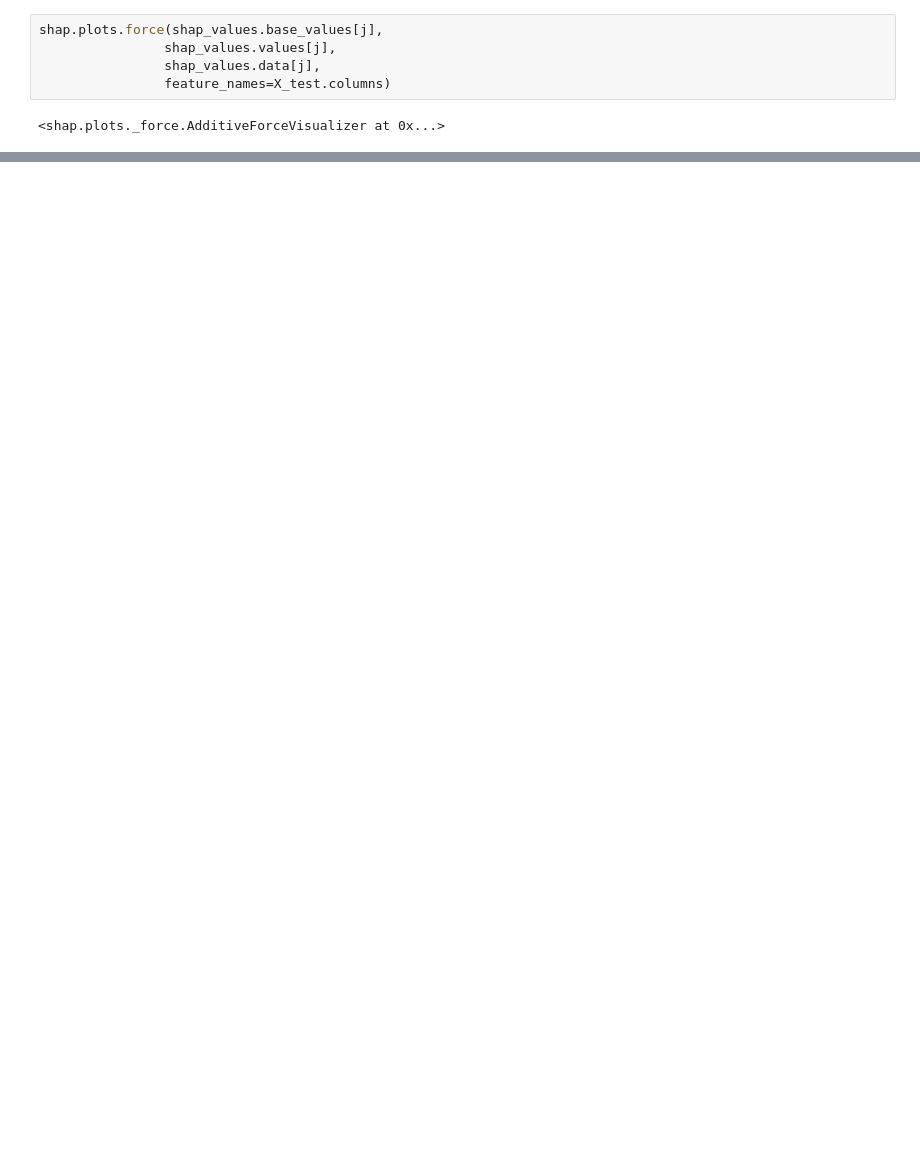
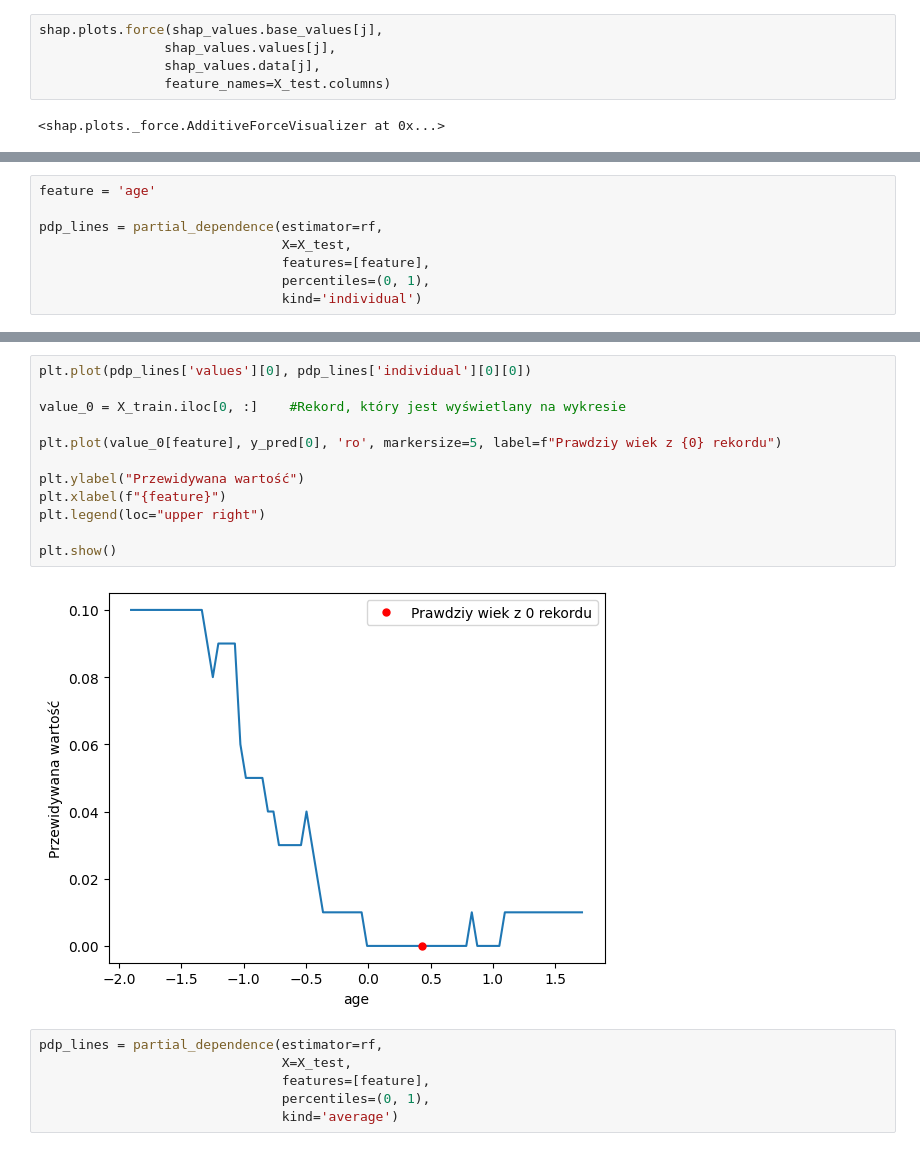
Before and after one commit to ST4N3R/xai, a Jupyter notebook: blackboxmodels.ipynb, the cells around one changed output, grey strips where cells are left out. Drawn from its saved outputs; the diff is of its cells as text; blank space fills up the shorter version.

```diff
--- a/blackboxmodels.ipynb
+++ b/blackboxmodels.ipynb
@@ -113,0 +121,8 @@ shap.plots.waterfall(shap_values[j])
+# %%
+feature = 'age'
+
+pdp_lines = partial_dependence(estimator=rf,
+                               X=X_test,
+                               features=[feature],
+                               percentiles=(0, 1),
+                               kind='individual')
@@ -113,0 +160,20 @@ shap.plots.waterfall(shap_values[j])
+# %%
+plt.plot(pdp_lines['values'][0], pdp_lines['individual'][0][0])
+
+value_0 = X_train.iloc[0, :]    #Rekord, który jest wyświetlany na wykresie
+
+plt.plot(value_0[feature], y_pred[0], 'ro', markersize=5, label=f"Prawdziy wiek z {0} rekordu")
+
+plt.ylabel("Przewidywana wartość")
+plt.xlabel(f"{feature}")
+plt.legend(loc="upper right")
+
+plt.show()
+# %% [output]
+[figure, added]
+# %%
+pdp_lines = partial_dependence(estimator=rf,
+                               X=X_test,
+                               features=[feature],
+                               percentiles=(0, 1),
+                               kind='average')
```
Also changed, not shown: parts of 13 cells of this notebook.
